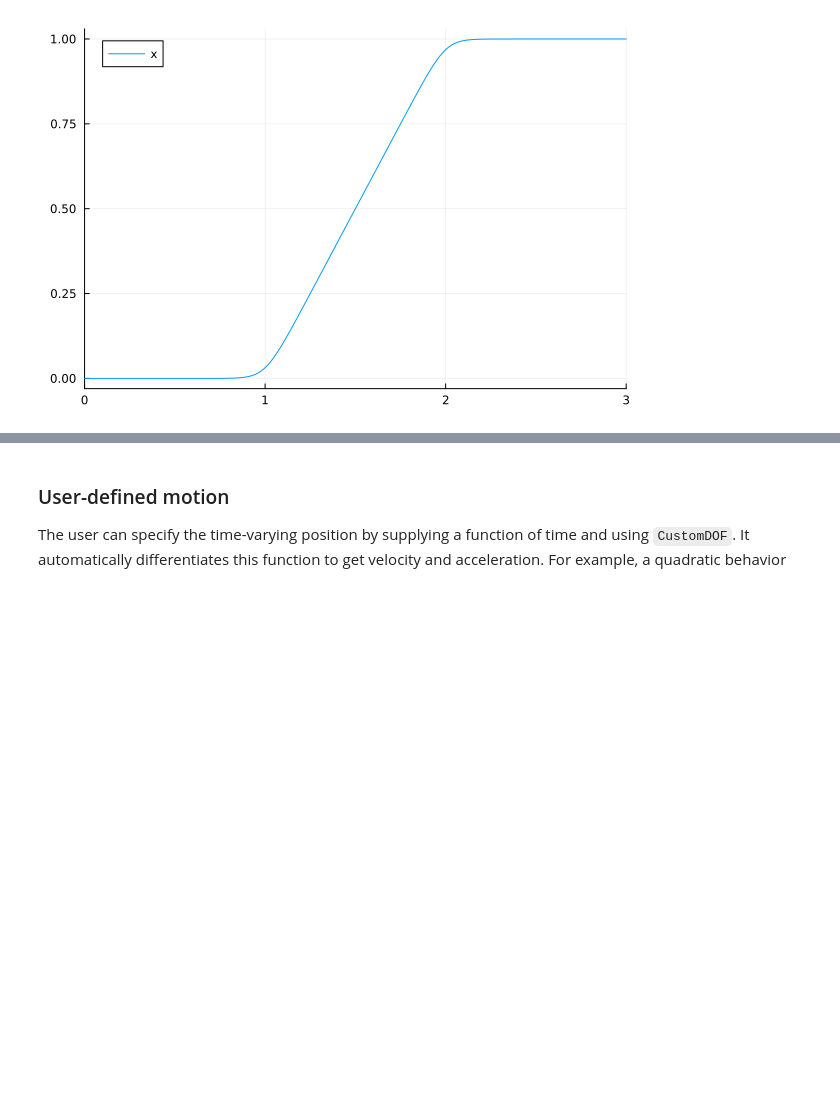
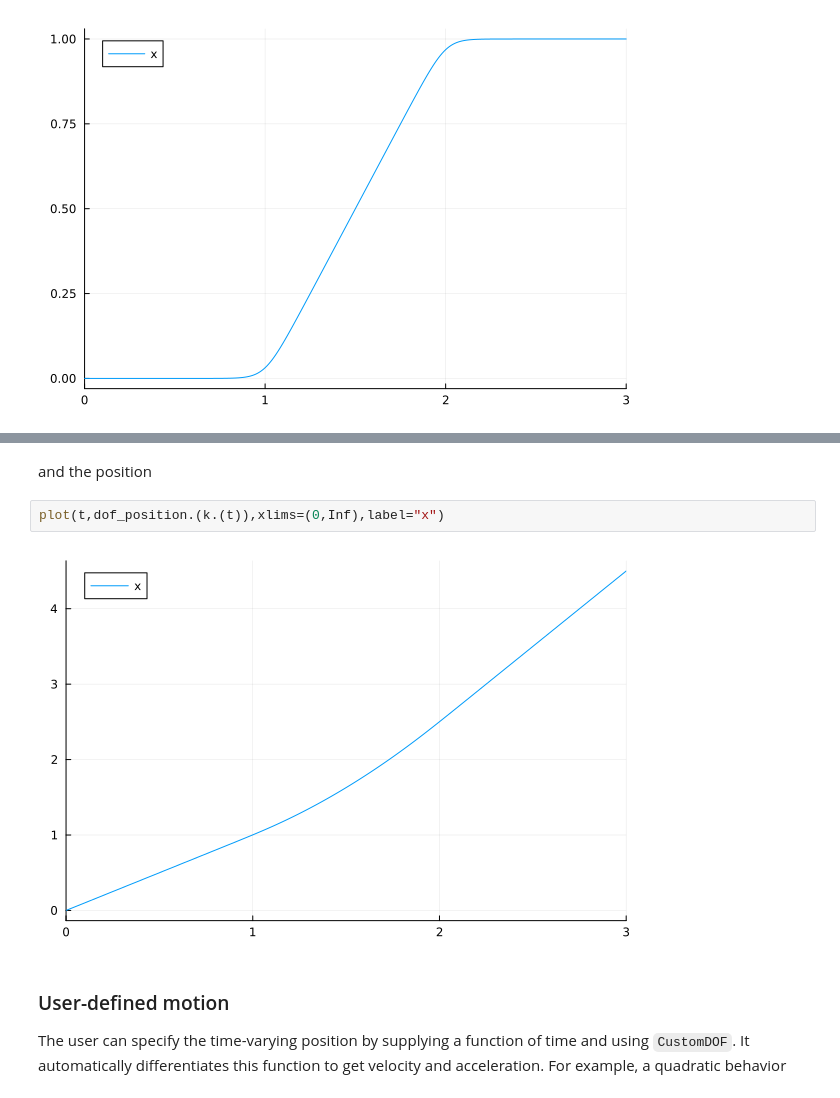
Before and after one commit to JuliaIBPM/RigidBodyTools.jl, a Jupyter notebook: examples/dofmotions.ipynb, the cells around one changed output, grey strips where cells are left out. Saved outputs shown, nothing was run; the diff lists cells and outputs as text; blank space fills up the shorter version.

```diff
--- a/examples/dofmotions.ipynb
+++ b/examples/dofmotions.ipynb
@@ -102,3 +119,9 @@ plot(t,dof_position.(k.(t)),xlims=(0,Inf),label="x")
+# %% [markdown]
+and the position
+# %%
+plot(t,dof_position.(k.(t)),xlims=(0,Inf),label="x")
+# %% [output]
+[figure, added]
 # %% [markdown]
 ### User-defined motion
 The user can specify the time-varying position by supplying a function of time
```
Also changed, not shown: parts of 5 cells of this notebook, 12 other files.
